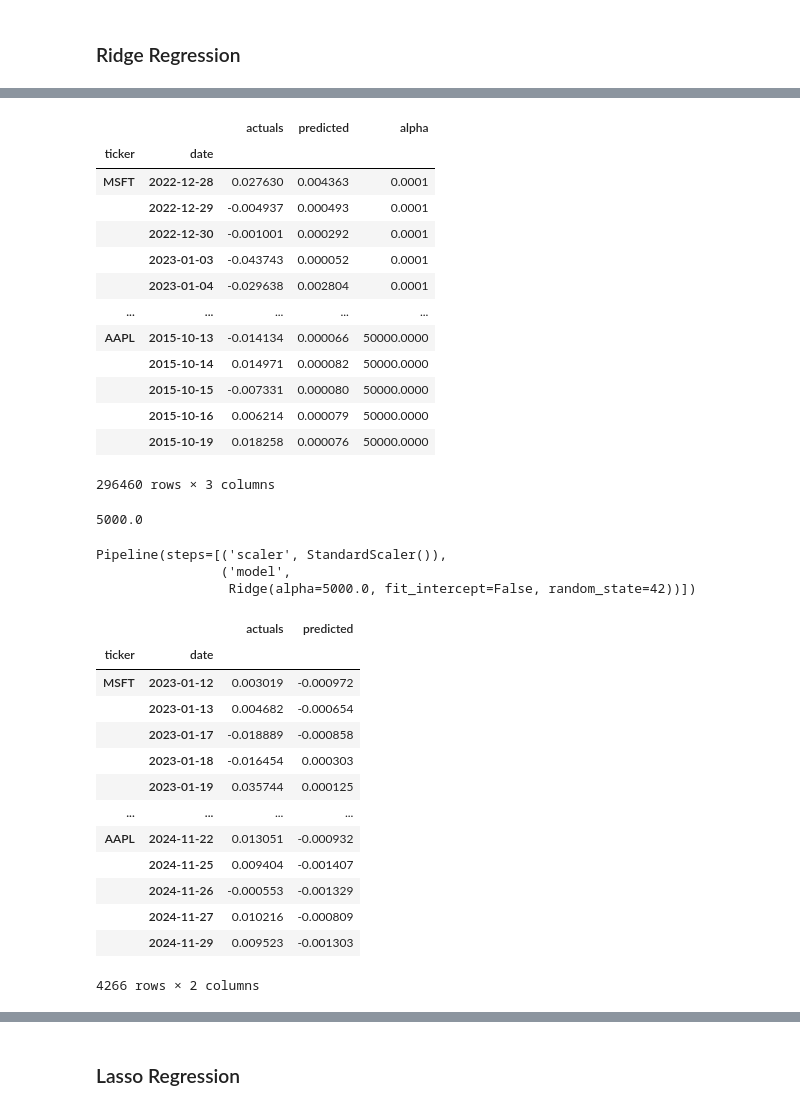
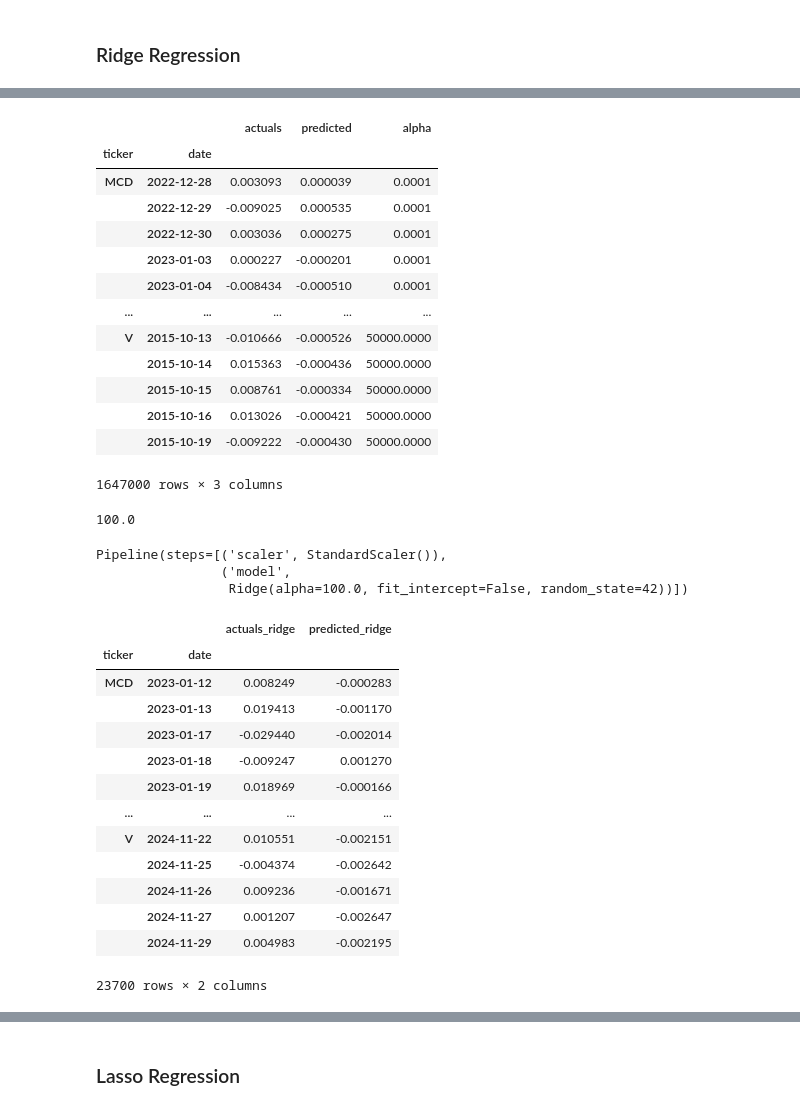
Before and after one commit to hontarea/time_series_forecasting, a Jupyter notebook: linear_regression.ipynb, the cells around one changed output, grey strips where cells are left out. Drawn from its saved outputs; the diff is of its cells as text; code cells hidden in the pictures.

```diff
--- a/linear_regression.ipynb
+++ b/linear_regression.ipynb
@@ -226,0 +233,5 @@ target
+# %%
+# OLS (Linear Regression) Model
+ols_model = LinearRegression()
+# %%
+ols_model.fit(X_train, y_train[target])
@@ -336,52 +429,52 @@ ridge_predictions
 # %% [output]
 |  |  | actuals | predicted | alpha |
 | ticker | date |  |  |  |
-| MSFT | 2022-12-28 | 0.027630 | 0.004363 | 0.0001 |
-|  | 2022-12-29 | -0.004937 | 0.000493 | 0.0001 |
-|  | 2022-12-30 | -0.001001 | 0.000292 | 0.0001 |
-|  | 2023-01-03 | -0.043743 | 0.000052 | 0.0001 |
-|  | 2023-01-04 | -0.029638 | 0.002804 | 0.0001 |
+| MCD | 2022-12-28 | 0.003093 | 0.000039 | 0.0001 |
+|  | 2022-12-29 | -0.009025 | 0.000535 | 0.0001 |
+|  | 2022-12-30 | 0.003036 | 0.000275 | 0.0001 |
+|  | 2023-01-03 | 0.000227 | -0.000201 | 0.0001 |
+|  | 2023-01-04 | -0.008434 | -0.000510 | 0.0001 |
 | ... | ... | ... | ... | ... |
-| AAPL | 2015-10-13 | -0.014134 | 0.000066 | 50000.0000 |
-|  | 2015-10-14 | 0.014971 | 0.000082 | 50000.0000 |
-|  | 2015-10-15 | -0.007331 | 0.000080 | 50000.0000 |
-|  | 2015-10-16 | 0.006214 | 0.000079 | 50000.0000 |
-|  | 2015-10-19 | 0.018258 | 0.000076 | 50000.0000 |
+| V | 2015-10-13 | -0.010666 | -0.000526 | 50000.0000 |
+|  | 2015-10-14 | 0.015363 | -0.000436 | 50000.0000 |
+|  | 2015-10-15 | 0.008761 | -0.000334 | 50000.0000 |
+|  | 2015-10-16 | 0.013026 | -0.000421 | 50000.0000 |
+|  | 2015-10-19 | -0.009222 | -0.000430 | 50000.0000 |
-296460 rows × 3 columns
+1647000 rows × 3 columns
 # %%
 best_alpha = float(ridge_scores.groupby('alpha').ic.mean().idxmax())
 best_alpha
 # %% [output]
-5000.0
+100.0
 # %%
-final_model = Ridge(alpha=best_alpha, fit_intercept=False, random_state=42)
-final_pipe = Pipeline([('scaler', StandardScaler()), ('model', final_model)])
-final_pipe.fit(X=X_train, y=y_train[target])
+ridge_model = Ridge(alpha=best_alpha, fit_intercept=False, random_state=42)
+ridge_pipe = Pipeline([('scaler', StandardScaler()), ('model', ridge_model)])
+ridge_pipe.fit(X=X_train, y=y_train[target])
 # %% [output]
 Pipeline(steps=[('scaler', StandardScaler()),
                 ('model',
-                 Ridge(alpha=5000.0, fit_intercept=False, random_state=42))])
+                 Ridge(alpha=100.0, fit_intercept=False, random_state=42))])
 # %%
-y_test_pred = final_pipe.predict(X_test)
+y_test_pred_ridge = ridge_pipe.predict(X_test)
 # %%
-# Prepare test predictions
-test_predictions = y_test[[target]].copy()
-test_predictions['predicted'] = y_test_pred
-test_predictions.columns = ['actuals', 'predicted']
-test_predictions
+# Prepare test predictions (Ridge)
+test_predictions_ridge = y_test[[target]].copy()
+test_predictions_ridge['predicted_ridge'] = y_test_pred_ridge
+test_predictions_ridge.columns = ['actuals_ridge', 'predicted_ridge']
+test_predictions_ridge
 # %% [output]
-|  |  | actuals | predicted |
+|  |  | actuals_ridge | predicted_ridge |
 | ticker | date |  |  |
-| MSFT | 2023-01-12 | 0.003019 | -0.000972 |
-|  | 2023-01-13 | 0.004682 | -0.000654 |
-|  | 2023-01-17 | -0.018889 | -0.000858 |
-|  | 2023-01-18 | -0.016454 | 0.000303 |
-|  | 2023-01-19 | 0.035744 | 0.000125 |
+| MCD | 2023-01-12 | 0.008249 | -0.000283 |
+|  | 2023-01-13 | 0.019413 | -0.001170 |
+|  | 2023-01-17 | -0.029440 | -0.002014 |
+|  | 2023-01-18 | -0.009247 | 0.001270 |
+|  | 2023-01-19 | 0.018969 | -0.000166 |
 | ... | ... | ... | ... |
-| AAPL | 2024-11-22 | 0.013051 | -0.000932 |
-|  | 2024-11-25 | 0.009404 | -0.001407 |
-|  | 2024-11-26 | -0.000553 | -0.001329 |
-|  | 2024-11-27 | 0.010216 | -0.000809 |
-|  | 2024-11-29 | 0.009523 | -0.001303 |
+| V | 2024-11-22 | 0.010551 | -0.002151 |
+|  | 2024-11-25 | -0.004374 | -0.002642 |
+|  | 2024-11-26 | 0.009236 | -0.001671 |
+|  | 2024-11-27 | 0.001207 | -0.002647 |
+|  | 2024-11-29 | 0.004983 | -0.002195 |
-4266 rows × 2 columns
+23700 rows × 2 columns
 # %%
```
Also changed, not shown: parts of 39 cells of this notebook, 2 other files.
